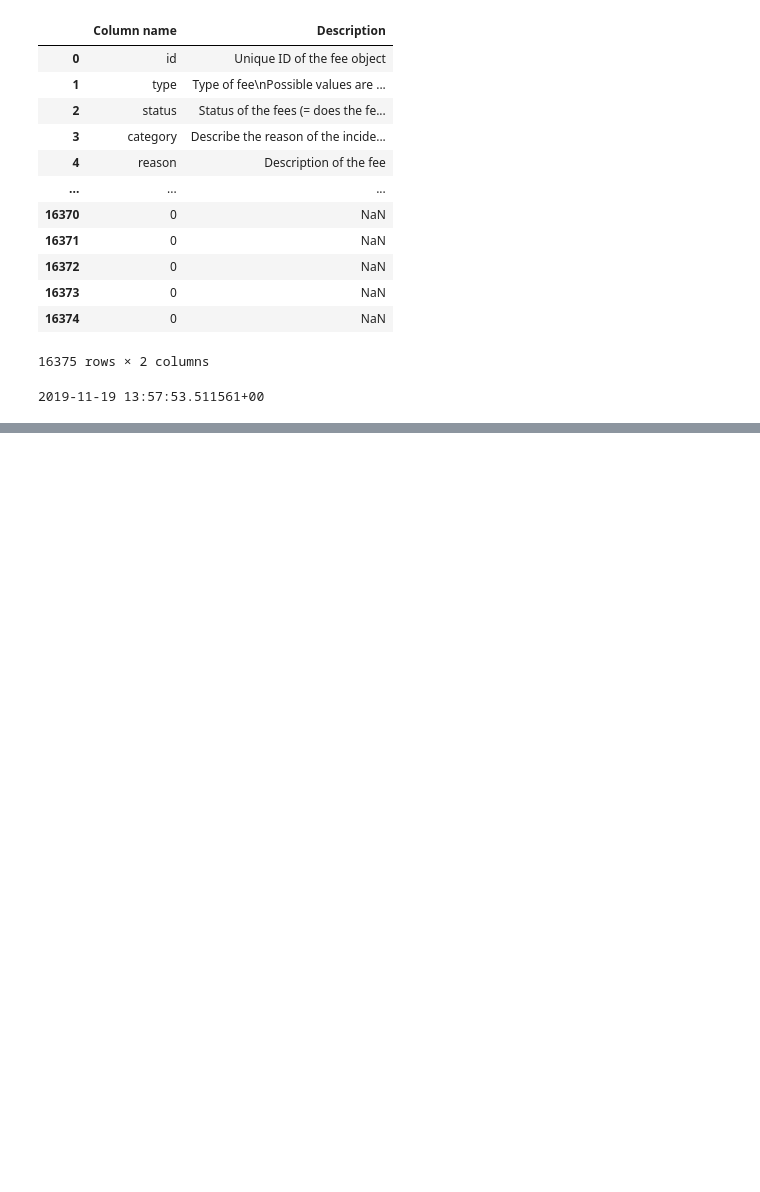
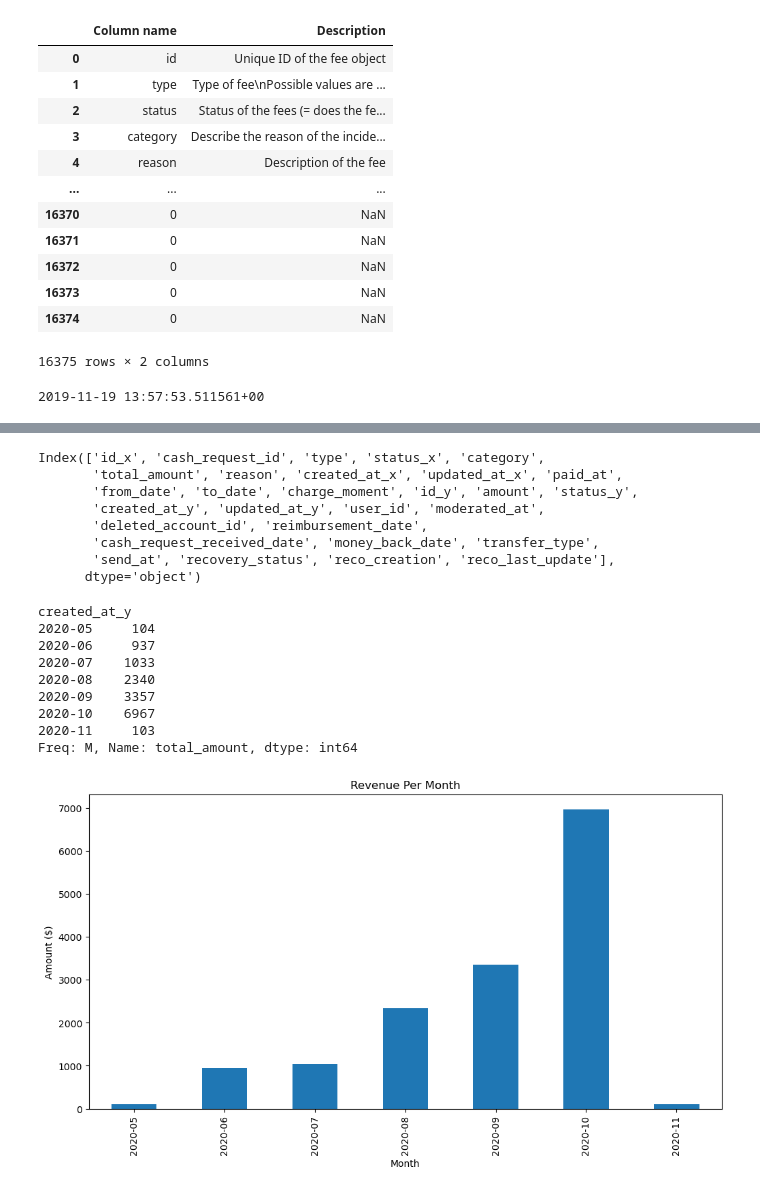
Before and after one commit to ironhack-labs/project-1-ironhack-payments-2-en, a Jupyter notebook: main.ipynb, the cells around one changed output, grey strips where cells are left out. Drawn from its saved outputs; the diff is of its cells as text; code cells hidden in the pictures; blank space fills up the shorter version.

```diff
--- a/main.ipynb
+++ b/main.ipynb
@@ -422,0 +463,40 @@ display(df_fees)
+# %%
+# METRIC 3.
+"""**Revenue Generated by the Cohort:** Calculate the total revenue generated by
+each cohort over months to assess the financial impact of user behavior."""
+
+# Filter the dataFrame 'df_fees' by 'status' = 'accepted'
+df_fees_accepted = df_fees_cleaned[df_fees_cleaned['status'] == "accepted"]
+merged_df = pd.merge(df_fees_accepted, df_cash_cleaned, left_on="cash_request_id", right_on='id', how='inner')
+display(merged_df.columns)
+
+# Groub 'total_amount' by month based on 'created_at'
+merged_df['created_at_y'] = pd.to_datetime(merged_df['created_at_y'])
+revenue_per_month = merged_df[['created_at_y', 'total_amount']].groupby(merged_df['created_at_y'].dt.to_period("M"))['total_amount'].count()
+display(revenue_per_month)
+
+# Display the revenue per month on a chart
+revenue_per_month.plot.bar(figsize=(12, 6))
+plt.title('Revenue Per Month')
+plt.xlabel('Month')
+plt.ylabel('Amount ($)')
+plt.show()
+# %% [output]
+Index(['id_x', 'cash_request_id', 'type', 'status_x', 'category',
+       'total_amount', 'reason', 'created_at_x', 'updated_at_x', 'paid_at',
+       'from_date', 'to_date', 'charge_moment', 'id_y', 'amount', 'status_y',
+       'created_at_y', 'updated_at_y', 'user_id', 'moderated_at',
+       'deleted_account_id', 'reimbursement_date',
+       'cash_request_received_date', 'money_back_date', 'transfer_type',
+       'send_at', 'recovery_status', 'reco_creation', 'reco_last_update'],
+      dtype='object')
+created_at_y
+2020-05     104
+2020-06     937
+2020-07    1033
+2020-08    2340
+2020-09    3357
+2020-10    6967
+2020-11     103
+Freq: M, Name: total_amount, dtype: int64
+[figure, added]
```
Also changed, not shown: parts of 11 cells of this notebook, 1 other file.
